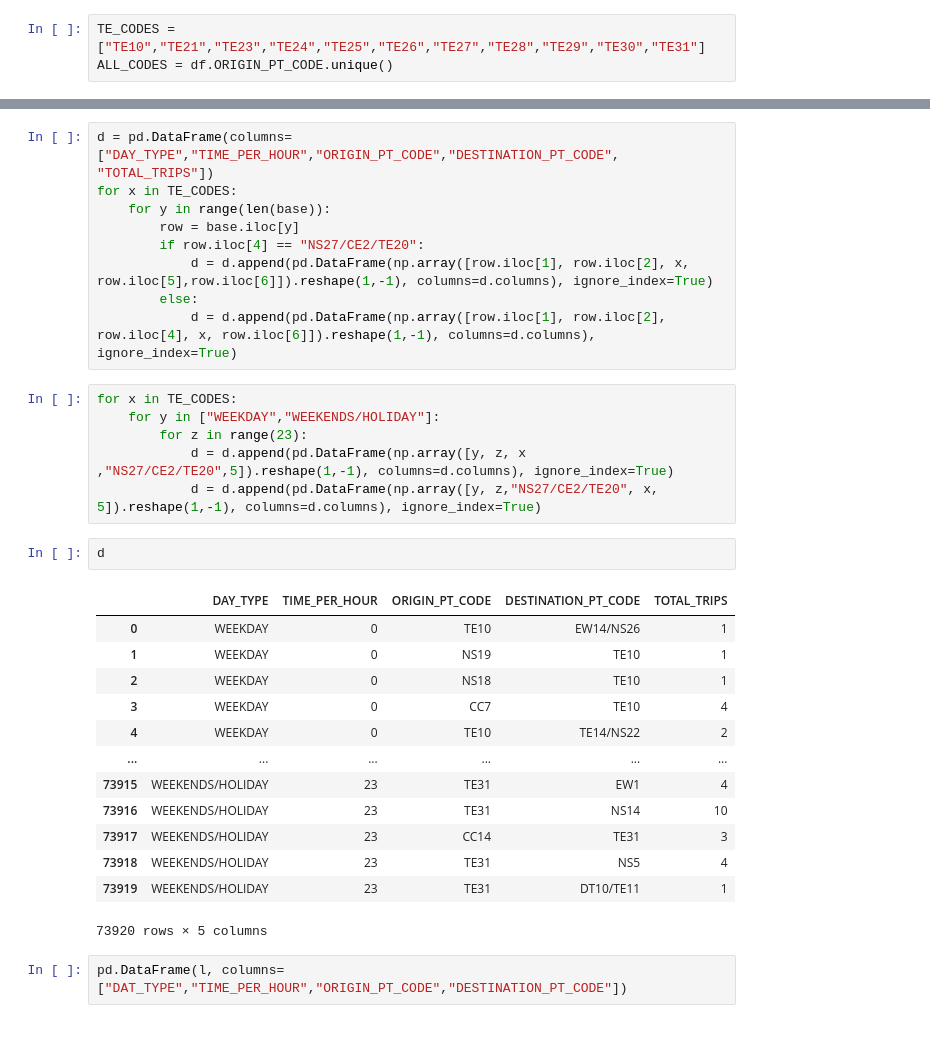
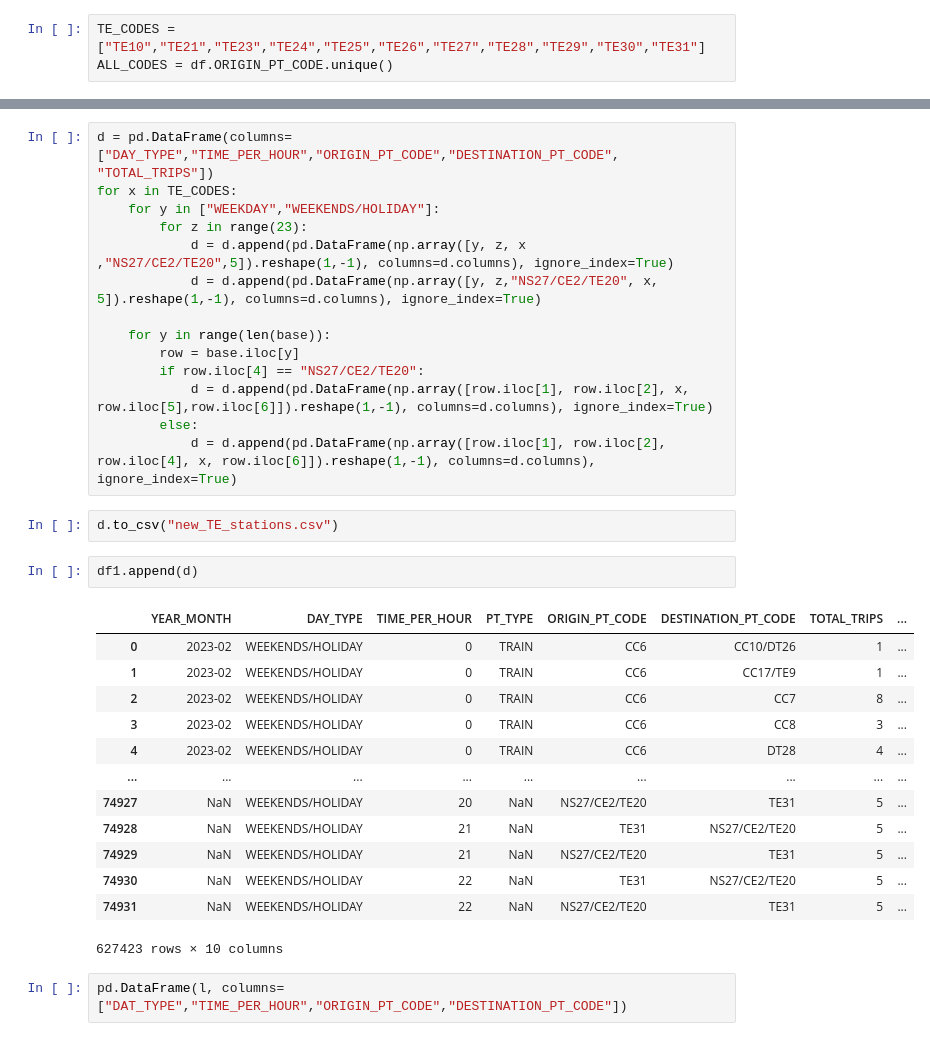
Before and after one commit to Sean-Leishman/NextStopABMS, a Jupyter notebook: data/passenger_volume_by_station.ipynb, the cells around one changed output, grey strips where cells are left out. Drawn from its saved outputs; the diff is of its cells as text.

```diff
--- a/data/passenger_volume_by_station.ipynb
+++ b/data/passenger_volume_by_station.ipynb
@@ -341,34 +356,35 @@ base
 # %%
 d = pd.DataFrame(columns=["DAY_TYPE","TIME_PER_HOUR","ORIGIN_PT_CODE","DESTINATION_PT_CODE", "TOTAL_TRIPS"])
 for x in TE_CODES:
+    for y in ["WEEKDAY","WEEKENDS/HOLIDAY"]:
+        for z in range(23):
+            d = d.append(pd.DataFrame(np.array([y, z, x ,"NS27/CE2/TE20",5]).reshape(1,-1), columns=d.columns), ignore_index=True)
+            d = d.append(pd.DataFrame(np.array([y, z,"NS27/CE2/TE20", x, 5]).reshape(1,-1), columns=d.columns), ignore_index=True)
+
     for y in range(len(base)):
         row = base.iloc[y]
         if row.iloc[4] == "NS27/CE2/TE20":
             d = d.append(pd.DataFrame(np.array([row.iloc[1], row.iloc[2], x, row.iloc[5],row.iloc[6]]).reshape(1,-1), columns=d.columns), ignore_index=True)
         else:
             d = d.append(pd.DataFrame(np.array([row.iloc[1], row.iloc[2], row.iloc[4], x, row.iloc[6]]).reshape(1,-1), columns=d.columns), ignore_index=True)
-# %%
-for x in TE_CODES:
-    for y in ["WEEKDAY","WEEKENDS/HOLIDAY"]:
-        for z in range(23):
-            d = d.append(pd.DataFrame(np.array([y, z, x ,"NS27/CE2/TE20",5]).reshape(1,-1), columns=d.columns), ignore_index=True)
-            d = d.append(pd.DataFrame(np.array([y, z,"NS27/CE2/TE20", x, 5]).reshape(1,-1), columns=d.columns), ignore_index=True)
-# %%
-d
-# %% [output]
-|  | DAY_TYPE | TIME_PER_HOUR | ORIGIN_PT_CODE | DESTINATION_PT_CODE | TOTAL_TRIPS |
-| 0 | WEEKDAY | 0 | TE10 | EW14/NS26 | 1 |
-| 1 | WEEKDAY | 0 | NS19 | TE10 | 1 |
-| 2 | WEEKDAY | 0 | NS18 | TE10 | 1 |
-| 3 | WEEKDAY | 0 | CC7 | TE10 | 4 |
-| 4 | WEEKDAY | 0 | TE10 | TE14/NS22 | 2 |
-| ... | ... | ... | ... | ... | ... |
-| 73915 | WEEKENDS/HOLIDAY | 23 | TE31 | EW1 | 4 |
-| 73916 | WEEKENDS/HOLIDAY | 23 | TE31 | NS14 | 10 |
-| 73917 | WEEKENDS/HOLIDAY | 23 | CC14 | TE31 | 3 |
-| 73918 | WEEKENDS/HOLIDAY | 23 | TE31 | NS5 | 4 |
-| 73919 | WEEKENDS/HOLIDAY | 23 | TE31 | DT10/TE11 | 1 |
-73920 rows × 5 columns
+# %%
+d.to_csv("new_TE_stations.csv")
+# %%
+df1.append(d)
+# %% [output]
+|  | YEAR_MONTH | DAY_TYPE | TIME_PER_HOUR | PT_TYPE | ORIGIN_PT_CODE | DESTINATION_PT_CODE | TOTAL_TRIPS | ... |
+| 0 | 2023-02 | WEEKENDS/HOLIDAY | 0 | TRAIN | CC6 | CC10/DT26 | 1 | ... |
+| 1 | 2023-02 | WEEKENDS/HOLIDAY | 0 | TRAIN | CC6 | CC17/TE9 | 1 | ... |
+| 2 | 2023-02 | WEEKENDS/HOLIDAY | 0 | TRAIN | CC6 | CC7 | 8 | ... |
+| 3 | 2023-02 | WEEKENDS/HOLIDAY | 0 | TRAIN | CC6 | CC8 | 3 | ... |
+| 4 | 2023-02 | WEEKENDS/HOLIDAY | 0 | TRAIN | CC6 | DT28 | 4 | ... |
+| ... | ... | ... | ... | ... | ... | ... | ... | ... |
+| 74927 | NaN | WEEKENDS/HOLIDAY | 20 | NaN | NS27/CE2/TE20 | TE31 | 5 | ... |
+| 74928 | NaN | WEEKENDS/HOLIDAY | 21 | NaN | TE31 | NS27/CE2/TE20 | 5 | ... |
+| 74929 | NaN | WEEKENDS/HOLIDAY | 21 | NaN | NS27/CE2/TE20 | TE31 | 5 | ... |
+| 74930 | NaN | WEEKENDS/HOLIDAY | 22 | NaN | TE31 | NS27/CE2/TE20 | 5 | ... |
+| 74931 | NaN | WEEKENDS/HOLIDAY | 22 | NaN | NS27/CE2/TE20 | TE31 | 5 | ... |
+627423 rows × 10 columns
 # %%
 pd.DataFrame(l, columns=["DAT_TYPE","TIME_PER_HOUR","ORIGIN_PT_CODE","DESTINATION_PT_CODE"])
 # %% [output]
```
Also changed, not shown: parts of 5 cells of this notebook, 13 other files.
